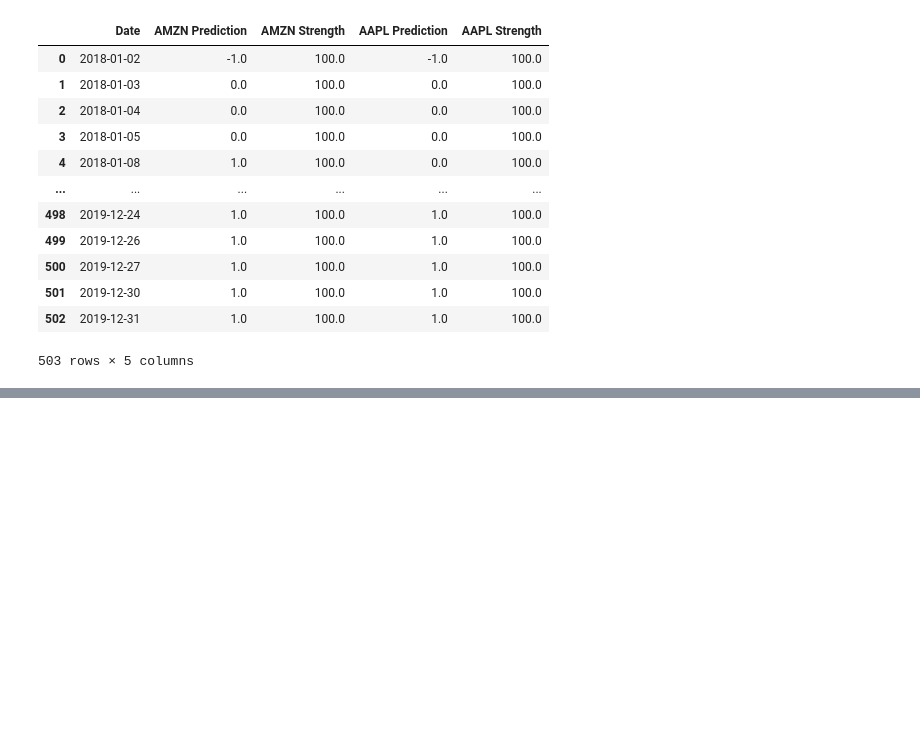
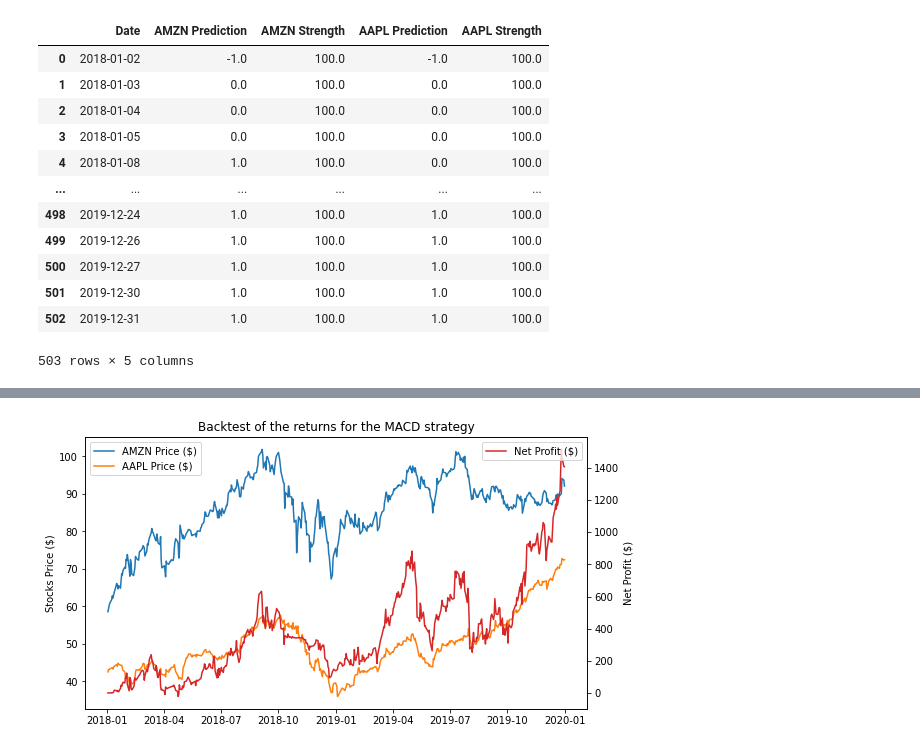
Before and after one commit to AndresMireles/BacktestingEngine, a Jupyter notebook: MACD Backtest.ipynb, the cells around one changed output, grey strips where cells are left out. Drawn from its saved outputs; the diff is of its cells as text; code cells hidden in the pictures; blank space fills up the shorter version.

Commit message:
Included plots

```diff
--- a/MACD Backtest.ipynb
+++ b/MACD Backtest.ipynb
@@ -191,0 +193,17 @@ Net profit in the selected period: 1428.626$
+# %%
+import matplotlib.pyplot as plt
+
+fig, ax1 = plt.subplots(figsize=(9, 5))
+ax1.set_ylabel(f"Stocks Price ($)")
+ax1.plot(data["Date"], data[[s + " Open" for s in stocks]], label=[s + " Price ($)" for s in stocks])
+ax1.legend(loc='upper left')
+
+ax2 = ax1.twinx()
+ax2.set_ylabel("Net Profit ($)")
+ax2.plot(data["Date"], data["Net profit ($)"], color='tab:red', label="Net Profit ($)")
+ax2.legend(loc='upper right')
+
+plt.title("Backtest of the returns following a MACD strategy")
+plt.show()
+# %% [output]
+[figure, added]
```
Also changed, not shown: parts of 2 cells of this notebook, 4 other files.
